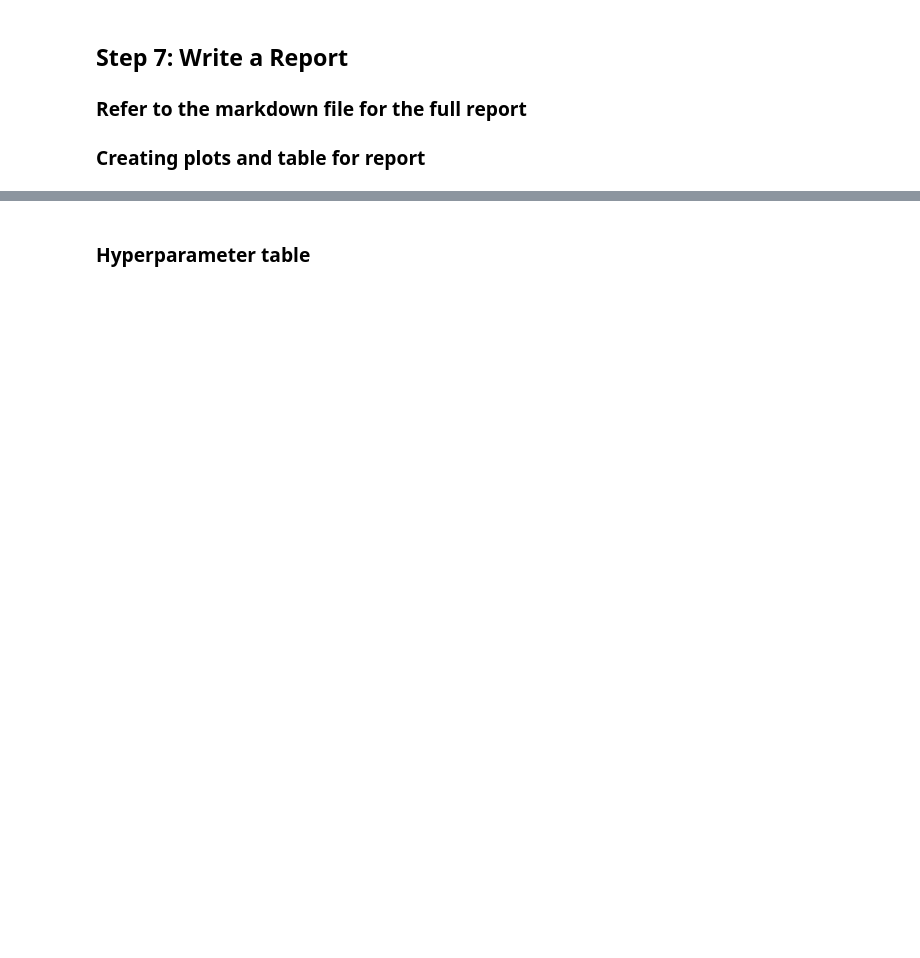
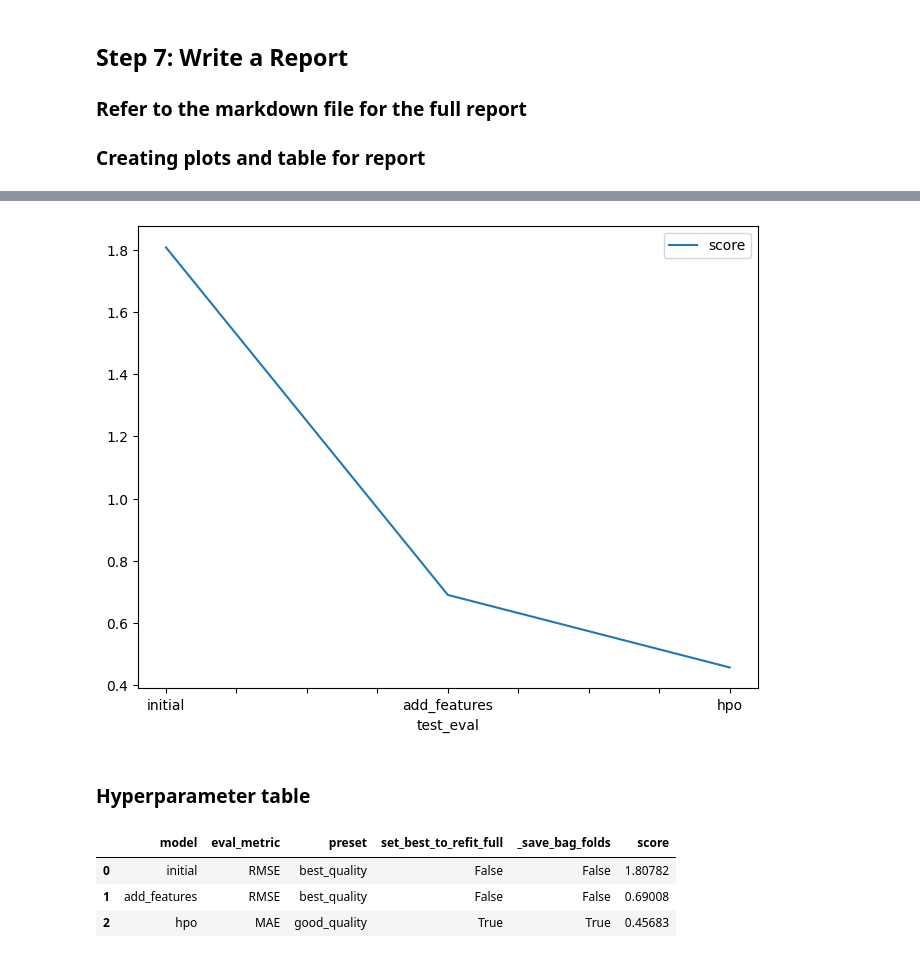
Before and after one commit to drsamchong/cd0385-project-starter, a Jupyter notebook: project/project-template.ipynb, the cells around one changed output, grey strips where cells are left out. Saved outputs shown, nothing was run; the diff lists cells and outputs as text; code cells hidden in the pictures; blank space fills up the shorter version.

```diff
--- a/project/project-template.ipynb
+++ b/project/project-template.ipynb
@@ -463,20 +616,28 @@ fig.savefig('model_train_score.png')
 # %%
 # Take the 3 kaggle scores and creating a line plot to show improvement
 fig = pd.DataFrame(
     {
         "test_eval": ["initial", "add_features", "hpo"],
-        "score": [?, ?, ?]
+        "score": [1.80782, 0.69008, 0.45683]
     }
 ).plot(x="test_eval", y="score", figsize=(8, 6)).get_figure()
-fig.savefig('model_test_score.png')
+fig.savefig('img/model_test_score_SYC.png')
+# %% [output]
+[figure, added]
 # %% [markdown]
 ### Hyperparameter table
 # %%
 # The 3 hyperparameters we tuned with the kaggle score as the result
 pd.DataFrame({
     "model": ["initial", "add_features", "hpo"],
-    "hpo1": [?, ?, ?],
-    "hpo2": [?, ?, ?],
-    "hpo3": [?, ?, ?],
-    "score": [?, ?, ?]
+    "eval_metric": ["RMSE", "RMSE", "MAE"],
+    "preset": ["best_quality", "best_quality", "good_quality"],
+    "set_best_to_refit_full": ["False", "False", "True"],
+    "_save_bag_folds": ["False", "False", "True"],
+    "score": [1.80782, 0.69008, 0.45683]
 })
+# %% [output]
+|  | model | eval_metric | preset | set_best_to_refit_full | _save_bag_folds | score |
+| 0 | initial | RMSE | best_quality | False | False | 1.80782 |
+| 1 | add_features | RMSE | best_quality | False | False | 0.69008 |
+| 2 | hpo | MAE | good_quality | True | True | 0.45683 |
```
Also changed, not shown: parts of 19 cells of this notebook, 1 other file.
